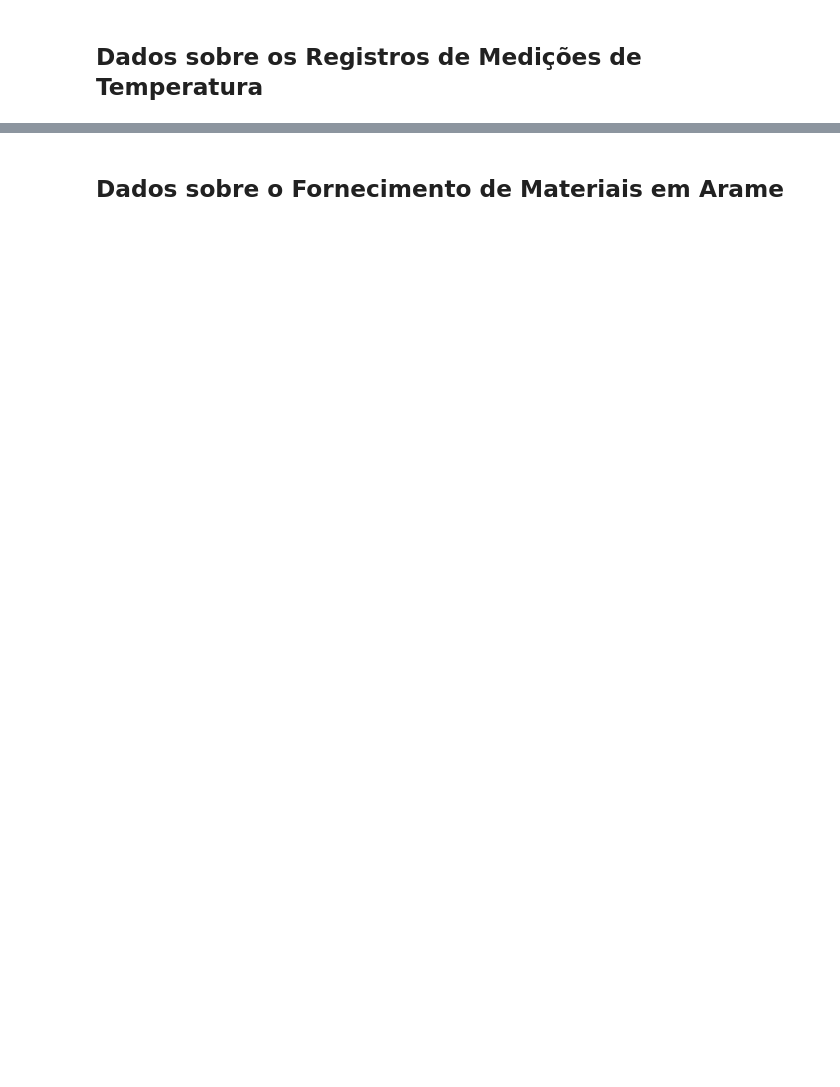
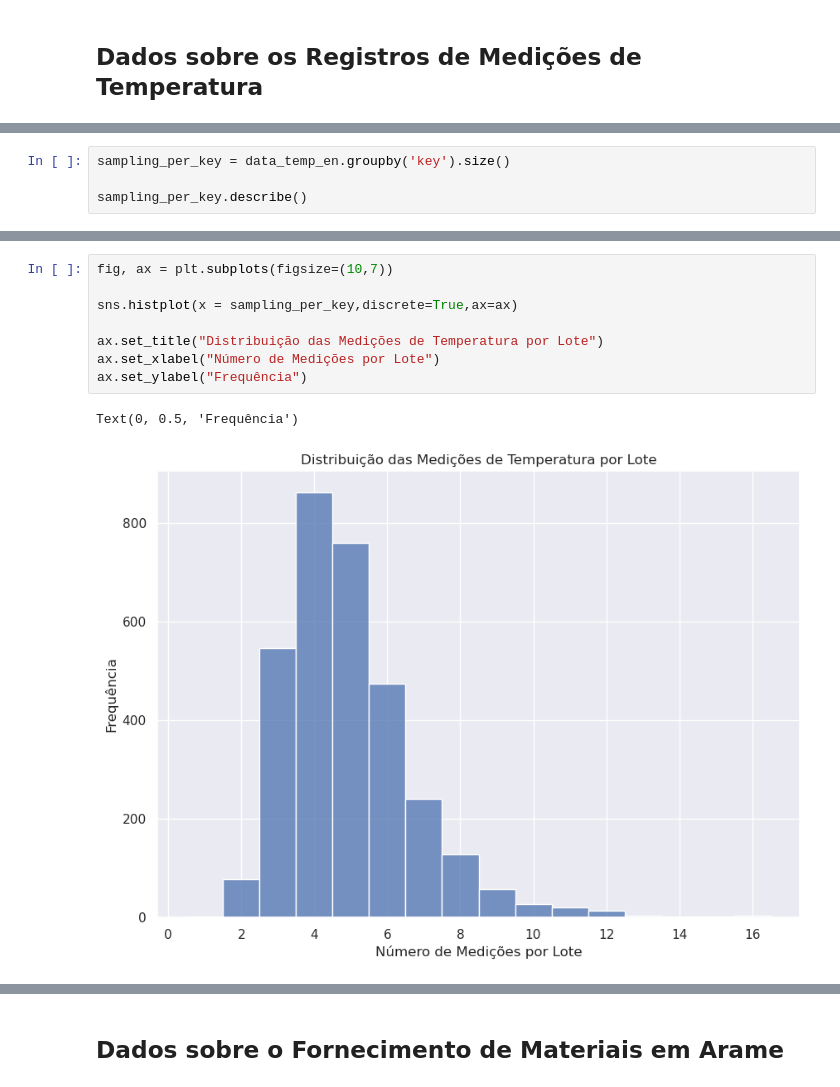
Before and after one commit to danendless/TT-Sprint17-FINAL-PROJECT, a Jupyter notebook: notebooks/steelproof_notebook_work_plan.ipynb, the cells around one changed output, grey strips where cells are left out. Drawn from its saved outputs; the diff is of its cells as text; blank space fills up the shorter version.

```diff
--- a/notebooks/steelproof_notebook_work_plan.ipynb
+++ b/notebooks/steelproof_notebook_work_plan.ipynb
@@ -514,0 +601,4 @@ CONCLUSAO SOBRE DISTRIBUIÇÕES
+# %%
+sampling_per_key = data_temp_en.groupby('key').size()
+
+sampling_per_key.describe()
@@ -514,0 +615,11 @@ CONCLUSAO SOBRE DISTRIBUIÇÕES
+# %%
+fig, ax = plt.subplots(figsize=(10,7))
+
+sns.histplot(x = sampling_per_key,discrete=True,ax=ax)
+
+ax.set_title("Distribuição das Medições de Temperatura por Lote")
+ax.set_xlabel("Número de Medições por Lote")
+ax.set_ylabel("Frequência")
+# %% [output]
+Text(0, 0.5, 'Frequência')
+[figure, added]
```
Also changed, not shown: parts of 75 cells of this notebook.
